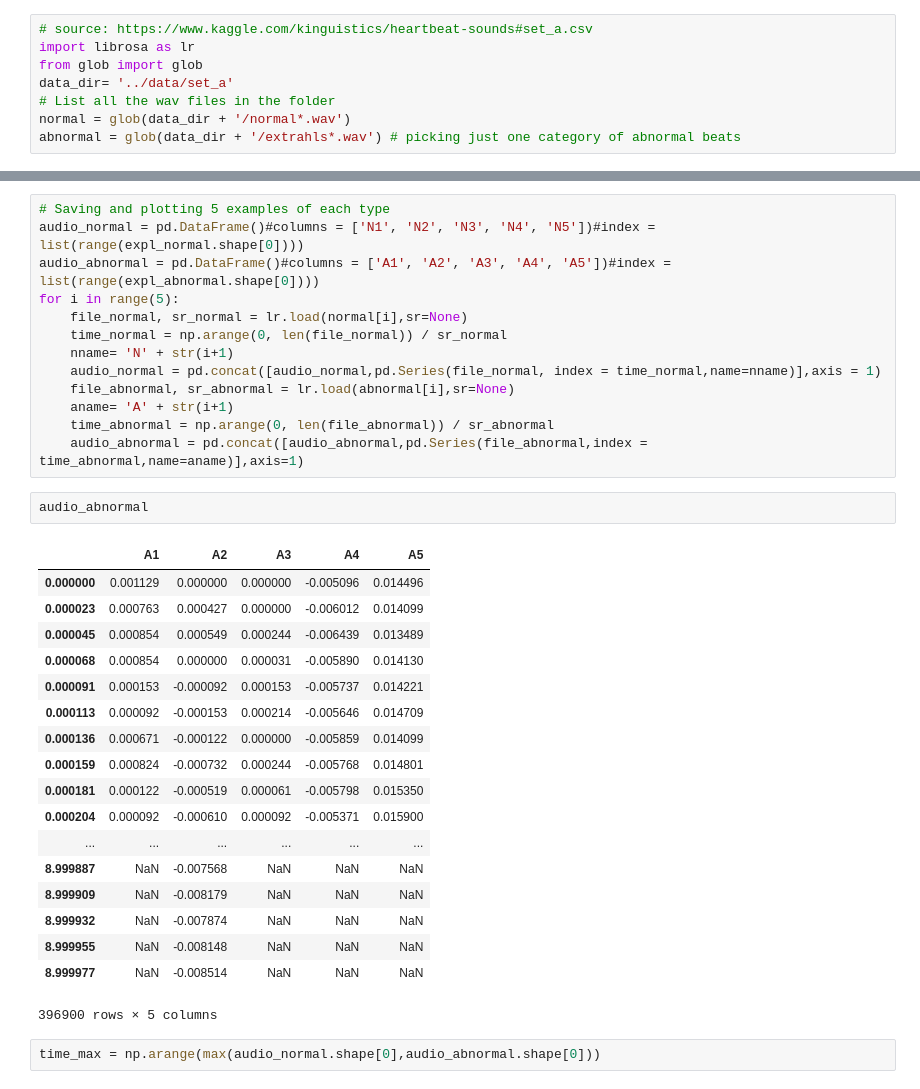
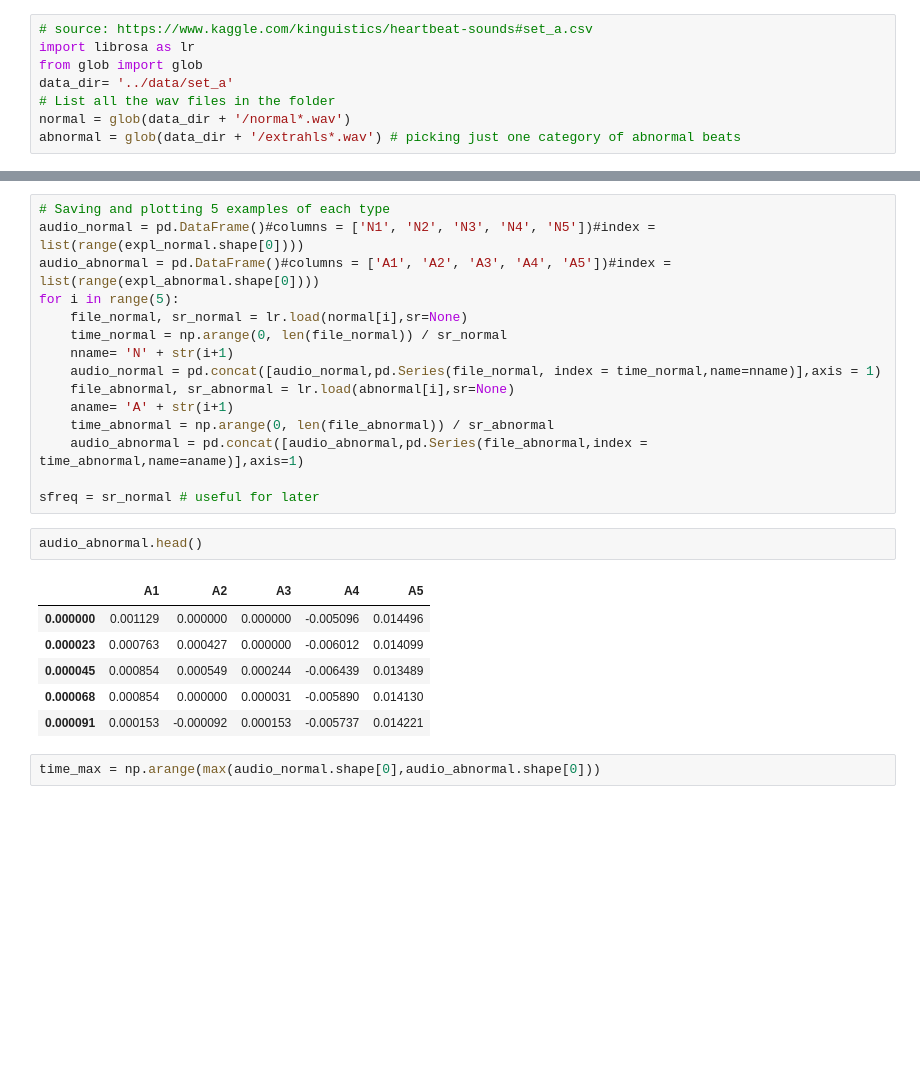
Before and after one commit to JohannaReichert/TimeSeries, a Jupyter notebook: Basics/TimeSeries_Basics.ipynb, the cells around one changed output, grey strips where cells are left out. Cells and saved outputs as stored; diff of their text form; blank space fills up the shorter version.

```diff
--- a/Basics/TimeSeries_Basics.ipynb
+++ b/Basics/TimeSeries_Basics.ipynb
@@ -45,27 +53,17 @@ for i in range(5):
     aname= 'A' + str(i+1)
     time_abnormal = np.arange(0, len(file_abnormal)) / sr_abnormal
     audio_abnormal = pd.concat([audio_abnormal,pd.Series(file_abnormal,index = time_abnormal,name=aname)],axis=1)
+
+sfreq = sr_normal # useful for later
 # %%
-audio_abnormal
+audio_abnormal.head()
 # %% [output]
 |  | A1 | A2 | A3 | A4 | A5 |
 | 0.000000 | 0.001129 | 0.000000 | 0.000000 | -0.005096 | 0.014496 |
 | 0.000023 | 0.000763 | 0.000427 | 0.000000 | -0.006012 | 0.014099 |
 | 0.000045 | 0.000854 | 0.000549 | 0.000244 | -0.006439 | 0.013489 |
 | 0.000068 | 0.000854 | 0.000000 | 0.000031 | -0.005890 | 0.014130 |
 | 0.000091 | 0.000153 | -0.000092 | 0.000153 | -0.005737 | 0.014221 |
-| 0.000113 | 0.000092 | -0.000153 | 0.000214 | -0.005646 | 0.014709 |
-| 0.000136 | 0.000671 | -0.000122 | 0.000000 | -0.005859 | 0.014099 |
-| 0.000159 | 0.000824 | -0.000732 | 0.000244 | -0.005768 | 0.014801 |
-| 0.000181 | 0.000122 | -0.000519 | 0.000061 | -0.005798 | 0.015350 |
-| 0.000204 | 0.000092 | -0.000610 | 0.000092 | -0.005371 | 0.015900 |
-| ... | ... | ... | ... | ... | ... |
-| 8.999887 | NaN | -0.007568 | NaN | NaN | NaN |
-| 8.999909 | NaN | -0.008179 | NaN | NaN | NaN |
-| 8.999932 | NaN | -0.007874 | NaN | NaN | NaN |
-| 8.999955 | NaN | -0.008148 | NaN | NaN | NaN |
-| 8.999977 | NaN | -0.008514 | NaN | NaN | NaN |
-396900 rows × 5 columns
 # %%
 time_max = np.arange(max(audio_normal.shape[0],audio_abnormal.shape[0]))
 # %%
```
Also changed, not shown: parts of 28 cells of this notebook.
